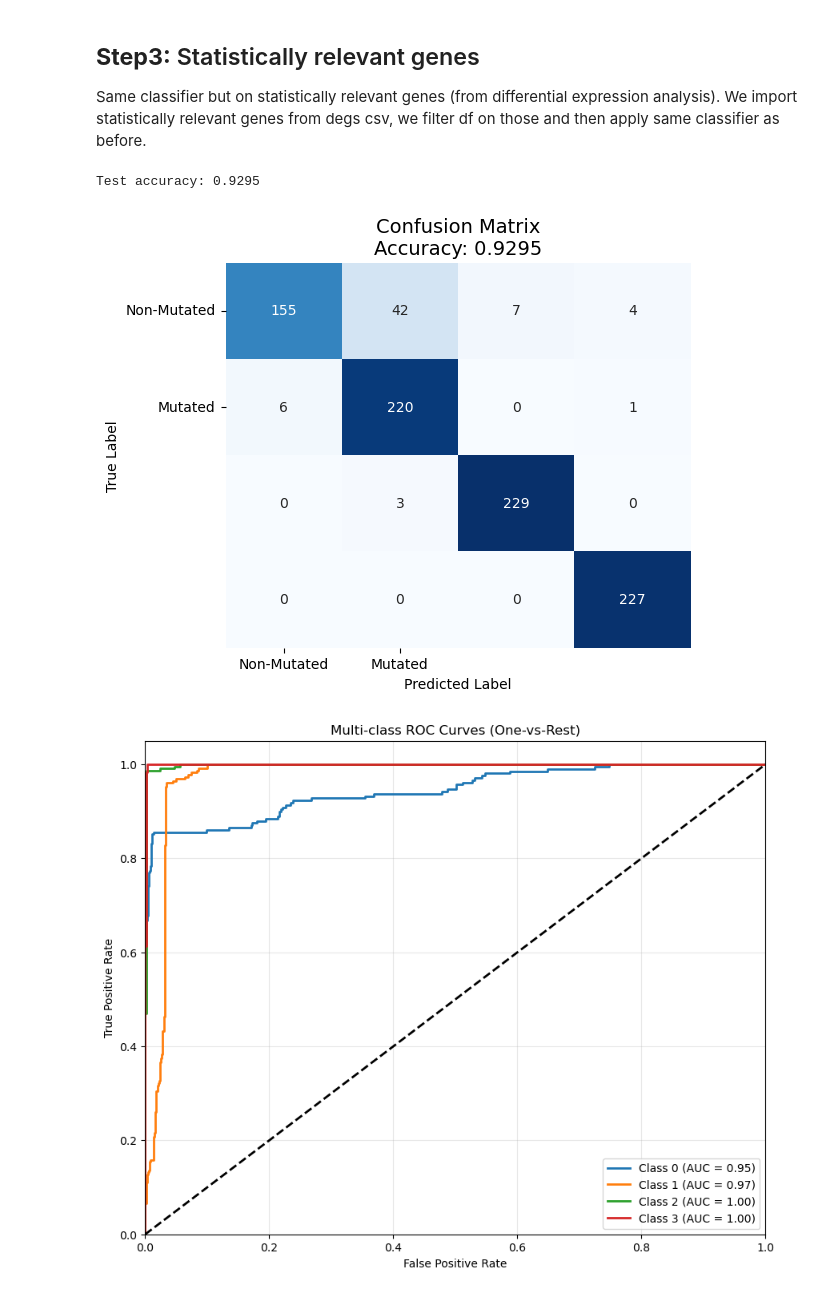
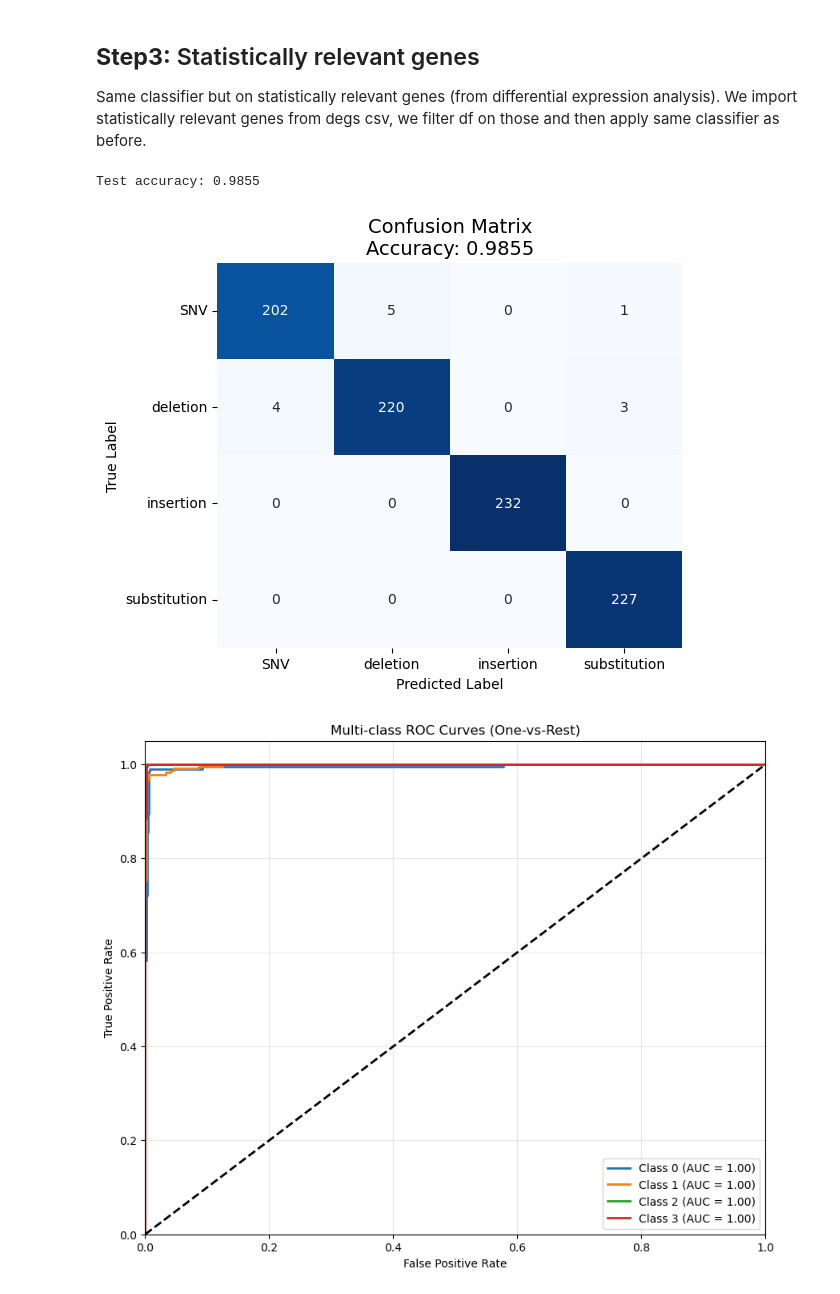
Before and after one commit to beatricecitterio/ml-repo, a Jupyter notebook: ccle_multiclass_classification.ipynb, the cells around one changed output. Cells and saved outputs as stored; diff of their text form; code cells hidden in the pictures.

```diff
--- a/ccle_multiclass_classification.ipynb
+++ b/ccle_multiclass_classification.ipynb
@@ -605,6 +608,7 @@ scaler = StandardScaler()
 X_train_targ_scaled = scaler.fit_transform(X_train_target)
 X_test_targ_scaled = scaler.transform(X_test_target)
 # %%
+final_model=SVC(probability=True, random_state=42)
 final_model.fit(X_train_targ_scaled, y_train_target)
 
 y_pred_target = final_model.predict(X_test_targ_scaled)
@@ -732,8 +732,12 @@ sns.heatmap(cm, annot=True, fmt='d', cmap='Blues', cbar=False)
 plt.title(f'Confusion Matrix\nAccuracy: {acc:.4f}', fontsize=14)
 plt.xlabel('Predicted Label')
 plt.ylabel('True Label')
-plt.xticks([0.5, 1.5], class_names, rotation=0, ha='right')
-plt.yticks([0.5, 1.5], class_names, rotation=0)
+class_indices = sorted(class_names.keys())
+class_labels = [class_names[i] for i in class_indices]
+n_classes = len(np.unique(y_test_target))
+tick_positions = np.arange(n_classes) + 0.5
+plt.xticks(tick_positions, class_labels, rotation=0)
+plt.yticks(tick_positions, class_labels, rotation=0)
 plt.show()
 
 
@@ -748,33 +752,33 @@ y_test_bin = label_binarize(y_test, classes=classes)
 plt.figure(figsize=(10, 8))
 for i in range(n_classes):
     fpr, tpr, _ = roc_curve(y_test_bin[:, i], y_pred_prob[:, i])
     roc_auc_class = auc(fpr, tpr)
 
     plt.plot(fpr, tpr, lw=2,
             label=f'Class {classes[i]} (AUC = {roc_auc_class:.2f})')
 
 plt.plot([0, 1], [0, 1], 'k--', lw=2)
 plt.xlim([0.0, 1.0])
 plt.ylim([0.0, 1.05])
 plt.xlabel('False Positive Rate')
 plt.ylabel('True Positive Rate')
 plt.title('Multi-class ROC Curves (One-vs-Rest)')
 plt.legend(loc='lower right')
 plt.grid(alpha=0.3)
 plt.show()
 
 f1 = f1_score(y_test, y_pred, average='weighted')
 precision = precision_score(y_test_target, y_pred, average='weighted')
 recall = recall_score(y_test_target, y_pred, average='weighted')
 
 print(f"F1 Score: {f1:.4f}")
 print(f"Precision: {precision:.4f}")
 print(f"Recall: {recall:.4f}")
 print(f"ROC AUC: {roc_auc:.4f}")
 
 print("\nClassification Report:")
 print(classification_report(y_test_target, y_pred))
 # %% [output]
-Test accuracy: 0.9295
+Test accuracy: 0.9855
-[figure, old version]
+[figure, new version]
-[figure, old version]
+[figure, new version]
```
Also changed, not shown: parts of 7 cells of this notebook, 1 other file.
